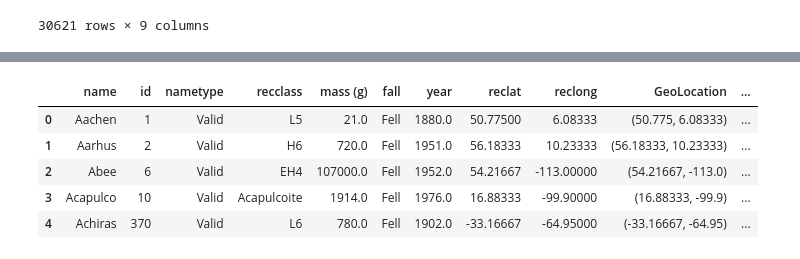
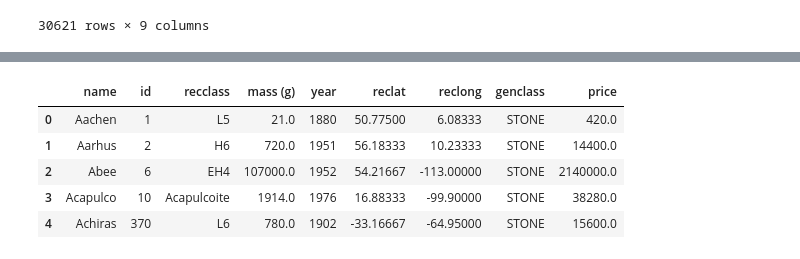
Before and after one commit to TheOceanMan7/meteorite-data, a Jupyter notebook: Meteorite_Landings.ipynb, the cells around one changed output, grey strips where cells are left out. Drawn from its saved outputs; the diff is of its cells as text; code cells hidden in the pictures.

```diff
--- a/Meteorite_Landings.ipynb
+++ b/Meteorite_Landings.ipynb
@@ -176,6 +176,12 @@ See the caveats in the documentation: https://pandas.pydata.org/pandas-docs/stab
 | 45714 | Zubkovsky | 31357 | Valid | L6 | 2167.00 | Found | 2003 | 49.78917 | 41.50460 |
 | 45715 | Zulu Queen | 30414 | Valid | L3.7 | 200.00 | Found | 1976 | 33.98333 | -115.68333 |
 30621 rows × 9 columns
+# %%
+#No need for these columns anymore
+clean_fallen = clean_fallen.drop(columns='nametype')
+clean_found = clean_found.drop(columns='nametype')
+clean_fallen = clean_fallen.drop(columns='fall')
+clean_found = clean_found.drop(columns='fall')
 # %%
 maximum_from_fallen = clean_fallen[(clean_fallen == clean_fallen['mass (g)'].max()).any(axis=1)]
 maximum_from_fallen
@@ -267,56 +252,62 @@ def meteorite_genclassifier(meteorite_recclass):
         return 'OTHER'
 
 def price_tagger(meteorite_genclass):
-    if meteorite_genclass['class'] in 'MOON' or meteorite_genclass['class'] in 'MARS':
+    if meteorite_genclass['genclass'] in 'MOON' or meteorite_genclass['genclass'] in 'MARS':
         price = meteorite_genclass['mass (g)'] * 1000.0
         return price
-    elif meteorite_genclass['class'] in 'STONE':
+    elif meteorite_genclass['genclass'] in 'STONE':
         price = meteorite_genclass['mass (g)'] * 20.0
         return price
-    elif meteorite_genclass['class'] in 'STONY_IRON':
+    elif meteorite_genclass['genclass'] in 'STONY_IRON':
         price = meteorite_genclass['mass (g)'] * 12.0
         return price
-    elif meteorite_genclass['class'] in 'IRON':
+    elif meteorite_genclass['genclass'] in 'IRON':
         price = meteorite_genclass['mass (g)'] * 5.0
         return price
     else:
         price = meteorite_genclass['mass (g)'] * 0.5
         return price
 
 ## This function takes more time!!
 # def price_tagger2(meteorite):
 #     if re.search(r'Lunar', meteorite['recclass'], re.I) or re.search(r'Martian', meteorite['recclass'], re.I):
 #         price = meteorite['mass (g)'] * 1000.0
 #         return price
 
 #     elif re.search(r'O?C[0-9]?[A-Z]?', meteorite['recclass'], re.I) \
 #         or re.search(r'\b[EHKLR][LH]?[0-9]?\b', meteorite['recclass'], re.I) \
 #         or re.search(r'(?<!Pallas|Mesosider)ite', meteorite['recclass'], re.I) \
 #         or re.search(r'Stone-ung', meteorite['recclass'], re.I):
 #         price = meteorite['mass (g)'] * 20.0
 #         return price
 
 #     elif re.search(r'(Pallas|Mesosider)ite', meteorite['recclass'], re.I):
 #         price = meteorite['mass (g)'] * 12.0
 #         return price
 
 #     elif re.search(r'Iron', meteorite['recclass'], re.I):
 #         price = meteorite['mass (g)'] * 5.0
 #         return price
 
 #     else:
 #         price = meteorite['mass (g)'] * 0.5
 #         return price
 
-test = df.copy(deep=True)
-test['class'] = test['recclass'].apply(meteorite_genclassifier)
-test['price'] = test.apply(price_tagger, axis=1)
-#test['price'] = test.apply(price_tagger2, axis=1)
-test.head()
+# test = df.copy(deep=True)
+# test['class'] = test['recclass'].apply(meteorite_genclassifier)
+# test['price'] = test.apply(price_tagger, axis=1)
+# #test['price'] = test.apply(price_tagger2, axis=1)
+# test.head()
+clean_fallen['genclass'] = clean_fallen['recclass'].apply(meteorite_genclassifier)
+clean_fallen['price'] = clean_fallen.apply(price_tagger, axis=1)
+clean_found['genclass'] = clean_found['recclass'].apply(meteorite_genclassifier)
+clean_found['price'] = clean_found.apply(price_tagger, axis=1)
+
+clean_fallen.head()
 # %% [output]
-|  | name | id | nametype | recclass | mass (g) | fall | year | reclat | reclong | GeoLocation | ... |
-| 0 | Aachen | 1 | Valid | L5 | 21.0 | Fell | 1880.0 | 50.77500 | 6.08333 | (50.775, 6.08333) | ... |
-| 1 | Aarhus | 2 | Valid | H6 | 720.0 | Fell | 1951.0 | 56.18333 | 10.23333 | (56.18333, 10.23333) | ... |
-| 2 | Abee | 6 | Valid | EH4 | 107000.0 | Fell | 1952.0 | 54.21667 | -113.00000 | (54.21667, -113.0) | ... |
-| 3 | Acapulco | 10 | Valid | Acapulcoite | 1914.0 | Fell | 1976.0 | 16.88333 | -99.90000 | (16.88333, -99.9) | ... |
-| 4 | Achiras | 370 | Valid | L6 | 780.0 | Fell | 1902.0 | -33.16667 | -64.95000 | (-33.16667, -64.95) | ... |
+|  | name | id | recclass | mass (g) | year | reclat | reclong | genclass | price |
+| 0 | Aachen | 1 | L5 | 21.0 | 1880 | 50.77500 | 6.08333 | STONE | 420.0 |
+| 1 | Aarhus | 2 | H6 | 720.0 | 1951 | 56.18333 | 10.23333 | STONE | 14400.0 |
+| 2 | Abee | 6 | EH4 | 107000.0 | 1952 | 54.21667 | -113.00000 | STONE | 2140000.0 |
+| 3 | Acapulco | 10 | Acapulcoite | 1914.0 | 1976 | 16.88333 | -99.90000 | STONE | 38280.0 |
+| 4 | Achiras | 370 | L6 | 780.0 | 1902 | -33.16667 | -64.95000 | STONE | 15600.0 |
```
Also changed, not shown: parts of 9 cells of this notebook.
